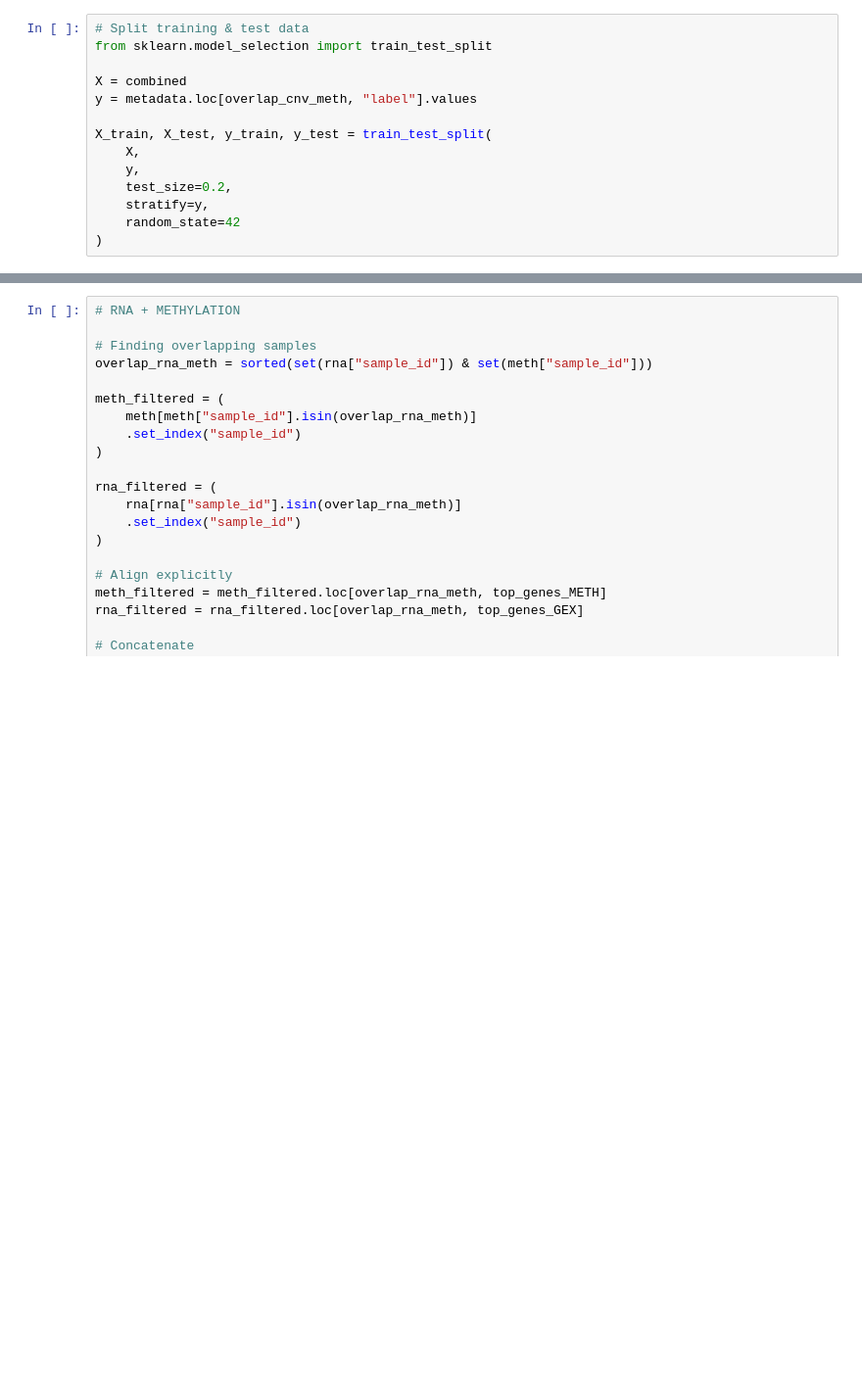
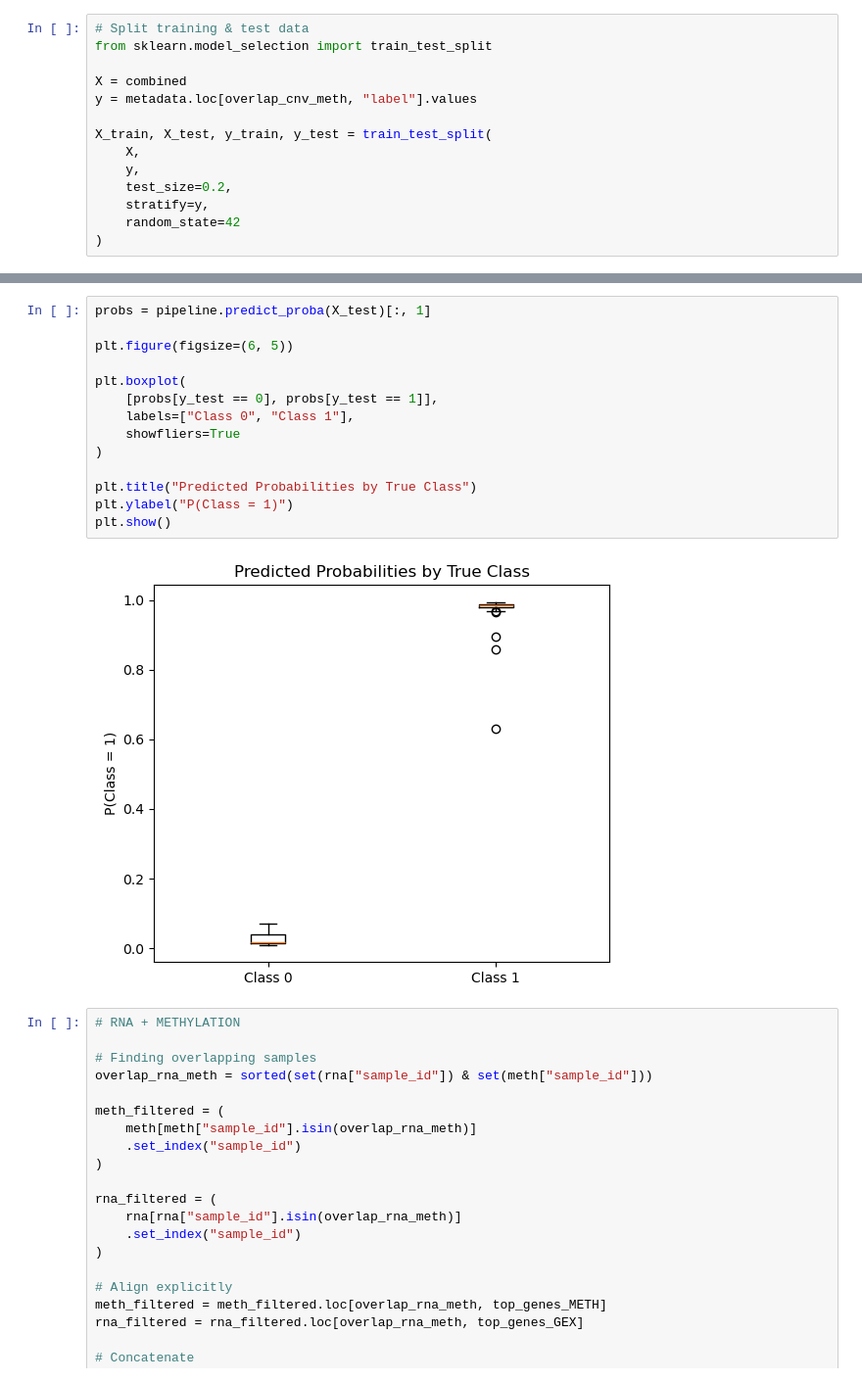
Before and after one commit to ink-github/KIRC_medbioinfo2026, a Jupyter notebook: data_concatenated.ipynb, the cells around one changed output, grey strips where cells are left out. Shown at 98% size. Drawn from its saved outputs; the diff is of its cells as text; blank space fills up the shorter version.

```diff
--- a/data_concatenated.ipynb
+++ b/data_concatenated.ipynb
@@ -318,3 +301,19 @@ Length: 1000, dtype: float64
+# %%
+probs = pipeline.predict_proba(X_test)[:, 1]
+
+plt.figure(figsize=(6, 5))
+
+plt.boxplot(
+    [probs[y_test == 0], probs[y_test == 1]],
+    labels=["Class 0", "Class 1"],
+    showfliers=True
+)
+
+plt.title("Predicted Probabilities by True Class")
+plt.ylabel("P(Class = 1)")
+plt.show()
+# %% [output]
+[figure, added]
 # %%
 # RNA + METHYLATION
 
```
Also changed, not shown: parts of 18 cells of this notebook.
